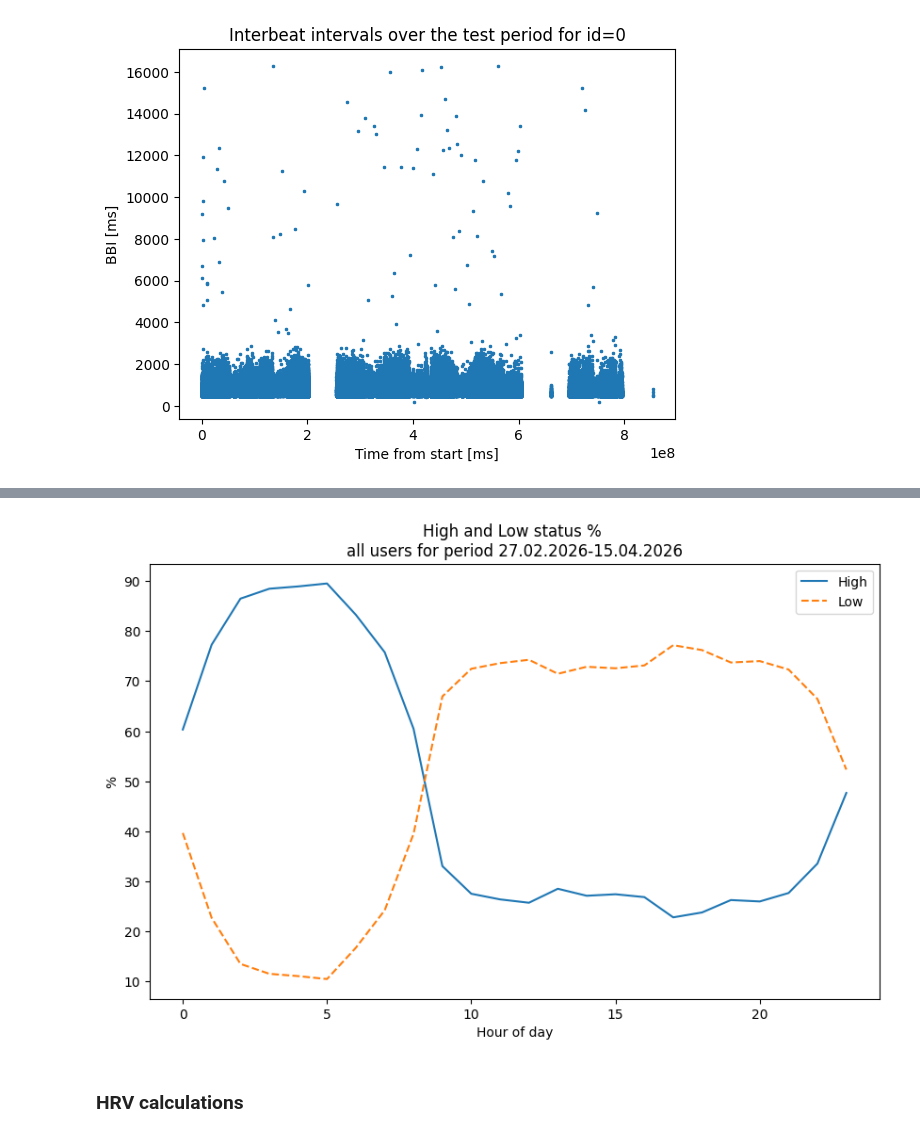
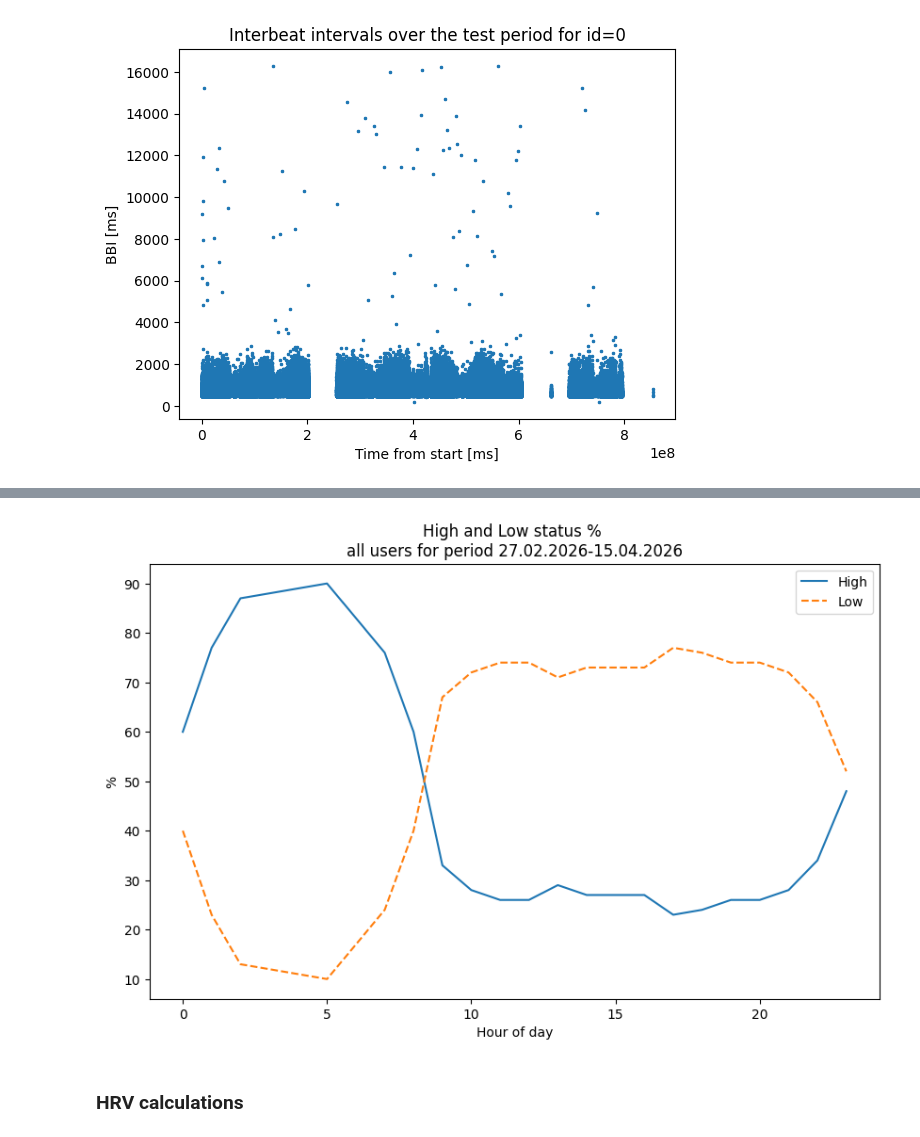
Before and after one commit to mol2people/tiktok_hrv, a Jupyter notebook: eda_hrv.ipynb, the cells around one changed output, grey strips where cells are left out. Cells and saved outputs as stored; diff of their text form; code cells hidden in the pictures.

```diff
--- a/eda_hrv.ipynb
+++ b/eda_hrv.ipynb
@@ -430,13 +409,20 @@ gr
 # %%
+# % vals by STATUS
 fig,ax=plt.subplots(nrows=1, ncols=1, figsize=(10,6))
-ax.plot(gr.index, gr['HIGH_CONFIDENCE%'], linestyle='solid', label='High', c='tab:blue')
-ax.plot(gr.index, gr['LOW_CONFIDENCE%'], linestyle='dashed', label='Low', c='tab:orange')
+hr=pd.to_datetime(df['timeLocal_ms'], unit='ms').dt.hour
+gr=df.groupby([hr, 'Status'])['BBI (ms)'].size().unstack('Status')\
+    .apply(lambda col: 100*round(col/col.sum(), 2), axis='columns')
+gr.index.name='hour of day'
+
+
+ax.plot(gr.index, gr['HIGH_CONFIDENCE'], linestyle='solid', label='High', c='tab:blue')
+ax.plot(gr.index, gr['LOW_CONFIDENCE'], linestyle='dashed', label='Low', c='tab:orange')
 ax.legend()
 ax.set_ylabel('%')
 ax.set_xlabel('Hour of day')
 ax.set_title(f'High and Low status % \nall users for period 27.02.2026-15.04.2026')
 plt.savefig('low_vs_high fraction 27.02.2026-15.04.2026 data.png')
 # %% [output]
-[figure, old version]
+[figure, new version]
 # %% [markdown]
 ### HRV calculations
```
Also changed, not shown: parts of 18 cells of this notebook, 2 other files.
